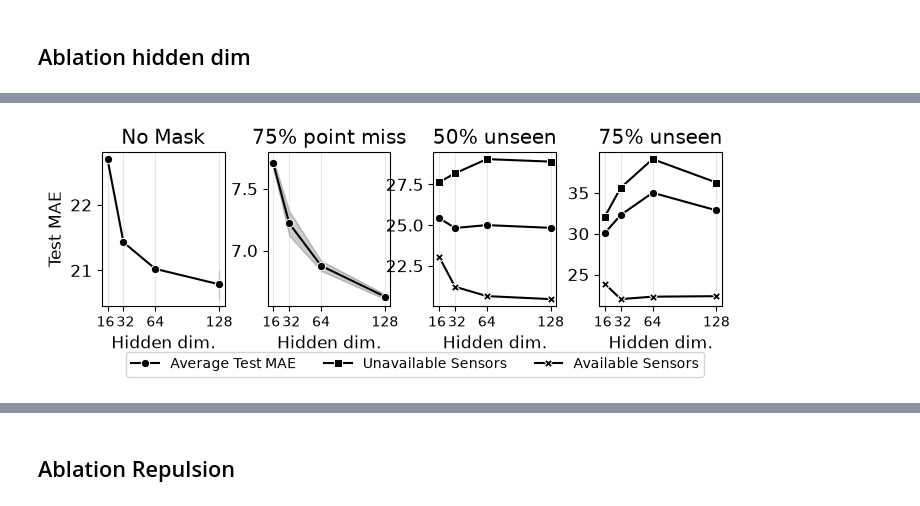
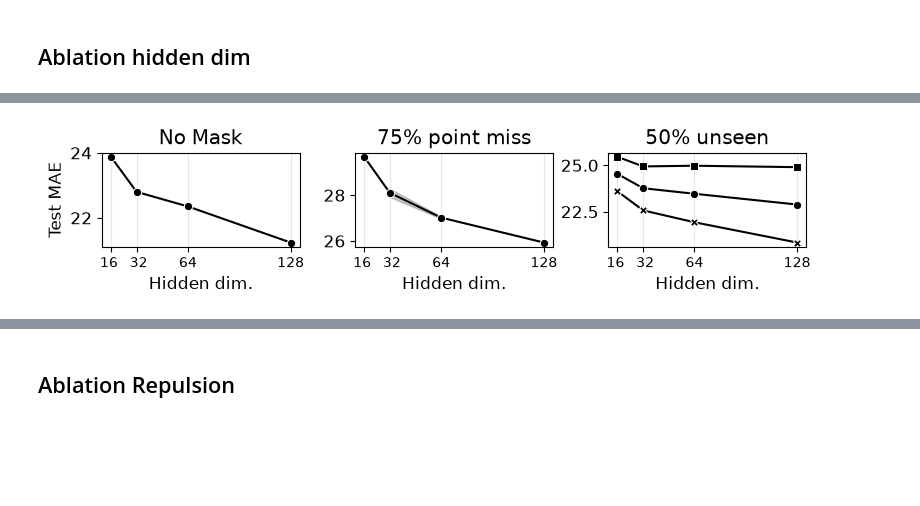
Before and after one commit to ywoelker/LargeST, a Jupyter notebook: test.ipynb, the cells around one changed output, grey strips where cells are left out. Saved outputs shown, nothing was run; the diff lists cells and outputs as text; code cells hidden in the pictures; blank space fills up the shorter version.

```diff
--- a/test.ipynb
+++ b/test.ipynb
@@ -547,5 +873,10 @@ runs_updated = pd.concat([
     list_of_new_SD_tr_runs
     ], ignore_index=True).astype({
         'test_dropped_available_sensors_avg_mae': float,
-        'test_dropped_unavailable_sensors_avg_mae': float
+        'test_dropped_unavailable_sensors_avg_mae': float,
+        'test_dropped_avg_mae': float,
+        'test_dropped_avg_rmse': float,
+        'test_dropped_avg_mape': float,
     })
+# %%
+runs_updated.set_index(['mask_name', 'model_name']).loc[('tr_drop_025', 'D2STGNN')].test_avg_mape
@@ -997,15 +1456,15 @@ CA Baseline results
 
 
 
-mask_list = ['no_mask', 'tr_drop_050', 'point_missing_075',]
+mask_list = ['no_mask', 'tr_drop_050']#, 'point_missing_075',]
 
 #table preamble
 
-print('\\begin{table*}[ht]')
+print('\\begin{table}[ht]')
 print('\\centering')
-print("\caption{Performance results on the Greater Bay Area dataset for the no missing data, for 50\% unseen training sensors, and for 75\% point missing observations}")
+print("\caption{Performance results on the California dataset (~8600 sensors) for the no missing data and for 50\% unseen training sensors}")
 # print('\\small')
-print('\\begin{tabular}{|c|l|' + 'rrrr|' * ( len(mask_list)) + '}')
+print('\\begin{tabular}{|l|' + 'rrr|' * ( len(mask_list)) + '}')
 
 
 mask_dictionary = {
@@ -1018,21 +1477,21 @@ mask_dictionary = {
     'tr_drop_075': '75\%',
 }
 
-mask_name_latex = [f"\multicolumn{{4}}{{c|}}{{{mask_dictionary[mask]}}}" for mask in mask_list]
+mask_name_latex = [f"\multicolumn{{3}}{{c|}}{{{mask_dictionary[mask]}}}" for mask in mask_list]
 # print(f'&&\multicolumn{{12}}{{c|}}{{Unseen Sensors}}&\multicolumn{{9}}{{c|}}{{point missing Sensors}} \\\\')
-print(f'Dataset & Baseline & {(" & ".join(mask_name_latex))} \\\\')
+print(f'Baseline & {(" & ".join(mask_name_latex))} \\\\')
 
-print(f' &  {"& MAE & RMSE & MAPE & Ep." * len(mask_list)} \\\\')
+print(f'{"& MAE & RMSE & MAPE" * len(mask_list)} \\\\')
 print('\\hline')
 
 is_first_baseline = True
 baseline_list = ['ASTGCN', 'BigST', 'DCRNN', 'GSNet', 'GWNet', 'OPCR', 'SPIN', 'STGCN', 'DSGNN']
 
 for baseline in baseline_list:
-    if is_first_baseline:
-            print(f'\\multirow{{{len(baseline_list)}}}{{*}}{{GBA}}', end='')
+    # if is_first_baseline:
+    #         print(f'\\multirow{{{len(baseline_list)}}}{{*}}{{GBA}}', end='')
 
-    print(f' & {baseline}', end='')
+    print(f'{baseline}', end='')
     for mask in mask_list:
         sd_mae = grouped_ca_runs.loc[(baseline, mask), 'test_avg_mae'] if (baseline, mask) in grouped_ca_runs.index else 404
 
@@ -1066,12 +1525,12 @@ for baseline in baseline_list:
             print(f' &  &  &', end = "")
         else:
 
-            print(f' & {sd_mae_str} & {sd_rmse_str} & {sd_mape_str} & {int(sd_epochs)}', end = "")
+            print(f' & {sd_mae_str} & {sd_rmse_str} & {sd_mape_str}', end = "")
     print('\\\\')
 
     is_first_baseline = False
 
 
 print('\\end{tabular}')
-print('\\end{table*}')
+print('\\end{table}')
 # %% [output]
@@ -1566,7 +2134,7 @@ No Mask & 23.6 & 23.9 & 24.7 & 24.1 & 23.7 & 24.8 \\
 # %% [markdown]
 ## Ablation hidden dim
 # %%
-runs = extract_run_data(get_runs_with_filters({'$and': [{'tags': {"$in": ["ablation_hidden_dim"]}}, {'state': 'finished'}]}))
+runs = extract_run_data(get_runs_with_filters({'$and': [{'tags': {"$in": ["ablation_hidden_dim_v2"]}}, {'state': 'finished'}]}))
 # %%
 import matplotlib.pyplot as plt
 import seaborn as sns
@@ -1604,10 +2172,10 @@ mask_dictionary = {
 }
 
 mask_i = 0
-for mask in ['no_mask', 'point_missing_075', 'tr_drop_050', 'tr_drop_075']:
+for mask in ['no_mask', 'point_missing_075', 'tr_drop_050']:
     mask_data = runs[runs.mask_name == mask]
     # ax = fig.add_subplot(gs[0, mask_i])
-    ax = fig.add_subplot(1,4, mask_i + 1)
+    ax = fig.add_subplot(1,3, mask_i + 1)
 
 
     sns.lineplot(
@@ -1622,32 +2190,32 @@ for mask in ['no_mask', 'point_missing_075', 'tr_drop_050', 'tr_drop_075']:
             marker='s', ax=ax, legend=mask_i == 3, label='Unavailable Sensors', color='k'
         )
         l3 = sns.lineplot(
             data=mask_data, x='n_hid', y='test_available_sensors_avg_mae',
             palette=['k'],
             marker='X', ax=ax, legend=mask_i == 3, label='Available Sensors', color='k'
         )
 
     ax.set_xticks([16, 32, 64, 128])
     ax.set_xticklabels(['16 ', ' 32', '64', '128'], fontsize=10)
     ax.set_title(mask_dictionary[mask])
 
     if mask_i == 0:
         ax.set_ylabel('Test MAE')
     else:
         ax.set_ylabel(None)
     ax.set_xlabel('Hidden dim.')
     ax.grid(axis='x', alpha=0.3)
 
     if mask_i == 3:
         # handles, labels = ax.get_legend_handles_labels()
         # legend_ax = fig.add_subplot(gs[1, :])
         # legend_ax.legend(handles = [l1,l2,l3])#, ['a', 'b', 'c'], loc='center', ncol=3, fancybox=True, shadow=True)
         # legend_ax.axis('off')
         sns.move_legend(ax, "upper center", bbox_to_anchor=(-1.5, -0.25), ncol=3, fontsize=10, title_fontsize=12)
 
     mask_i += 1
 plt.subplots_adjust(wspace=.35)
 plt.tight_layout()
-plt.savefig('img/ablation_hidden_dim_facet.png', dpi=300, bbox_inches='tight')
+plt.savefig('img/ablation_hidden_dim_facet.pdf', dpi=300, bbox_inches='tight')
 # %% [output]
-[figure, old version]
+[figure, new version]
```
Also changed, not shown: parts of 31 cells of this notebook, 11 other files.
